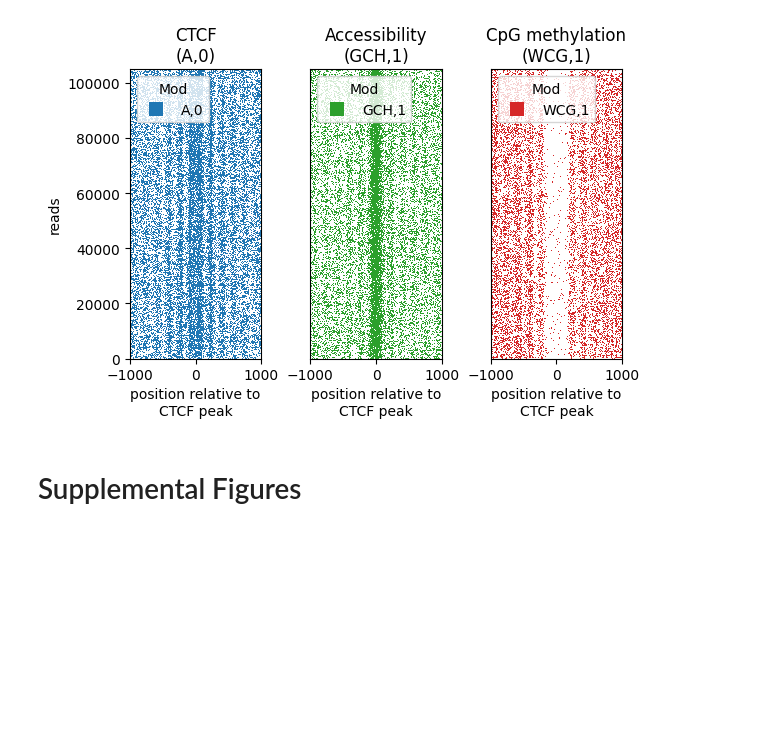
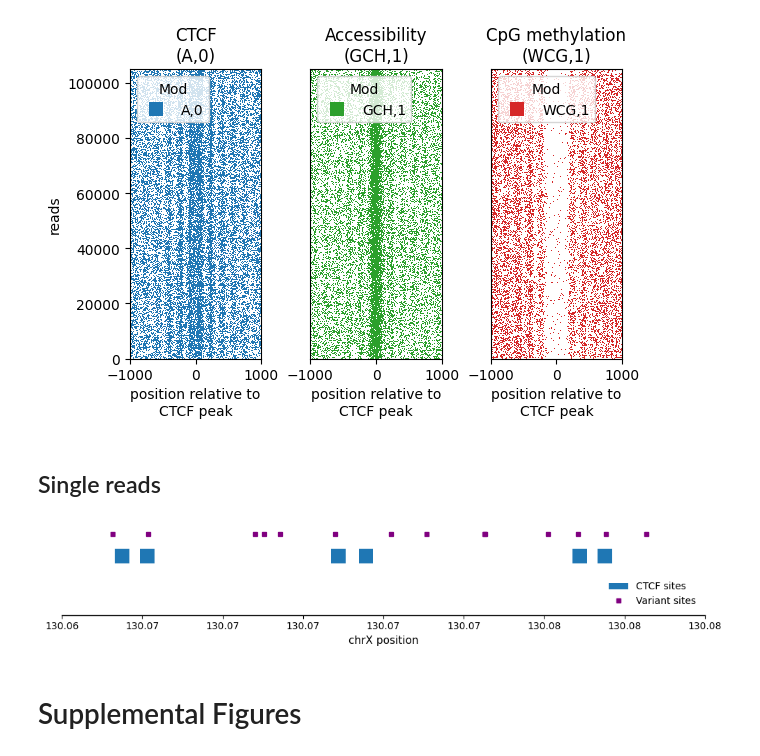
Before and after one commit to streetslab/multimodal-dimelo, a Jupyter notebook: CTCF_analysis.ipynb, the cells around one changed output. Drawn from its saved outputs; the diff is of its cells as text; code cells hidden in the pictures; blank space fills up the shorter version.

Commit message:
preliminary single read browser code

```diff
--- a/CTCF_analysis.ipynb
+++ b/CTCF_analysis.ipynb
@@ -170,7 +226,7 @@ titles = ["CTCF", "Accessibility", "CpG methylation"]
 for motif, ax, title in zip(motifs, axs, titles):
     plot_reads.plot_reads(
         mod_file_name=config.processed_data_dir / f"extract.{ctcf_output_id}" / "reads.combined_basemods.h5",
-        regions=ctcf_bed_file,
+        regions=top_ctcf_bed_file,
         motifs=motif,
         window_size=ctcf_main_figure_window_size,
         regions_5to3prime=False,
@@ -194,3 +250,5 @@ plt.show()
 plt.close()
 # %% [output]
 [figure]
+# %% [markdown]
+## Single reads
@@ -196,0 +327,34 @@ plt.close()
+# %%
+"""
+Current pipeline for generating the bed file below:
+sort -k 1,1 -k2,2n ENCFF797SDL.t2t_chm13v2.bed > ENCFF797SDL.t2t_chm13v2.sorted.bed
+bgzip ENCFF797SDL.t2t_chm13v2.sorted.bed
+tabix -p bed ENCFF797SDL.t2t_chm13v2.sorted.bed.gz
+"""
+peaks_tabix = pysam.TabixFile(str(ctcf_peak_bed_gz_file))
+variants_tabix = pysam.TabixFile(str(gm12878_vcf))
+# %%
+peaks_list = []
+for peak_line in peaks_tabix.fetch("chrX", single_read_plot_center-single_read_plot_window_size, single_read_plot_center+single_read_plot_window_size):
+    peak_fields = peak_line.strip().split('\t')
+    peak_start = int(peak_fields[1])
+    peak_end = int(peak_fields[2])
+    peaks_list.append((peak_start, peak_end))
+variant_pos_list = []
+for variant_line in variants_tabix.fetch("chrX", single_read_plot_center-single_read_plot_window_size, single_read_plot_center+single_read_plot_window_size):
+    variant_fields = variant_line.strip().split('\t')
+    variant_pos = int(variant_fields[1])
+    variant_pos_list.append(variant_pos)
+fig, ax = plot_genomic_region(
+    variants=variant_pos_list,
+    peaks=peaks_list,
+    start_pos=single_read_plot_center - single_read_plot_window_size,
+    end_pos=single_read_plot_center + single_read_plot_window_size,
+    chromosome="chrX",
+    variant_label="Variant sites",
+    peak_label="CTCF sites",
+    figsize=(10, 2)
+)
+fig.savefig(config.figure_dir / f"chrX_{single_read_plot_center}.svg", format="svg", bbox_inches='tight', dpi=300)
+# %% [output]
+[figure, added]
```
Also changed, not shown: parts of 10 cells of this notebook.
